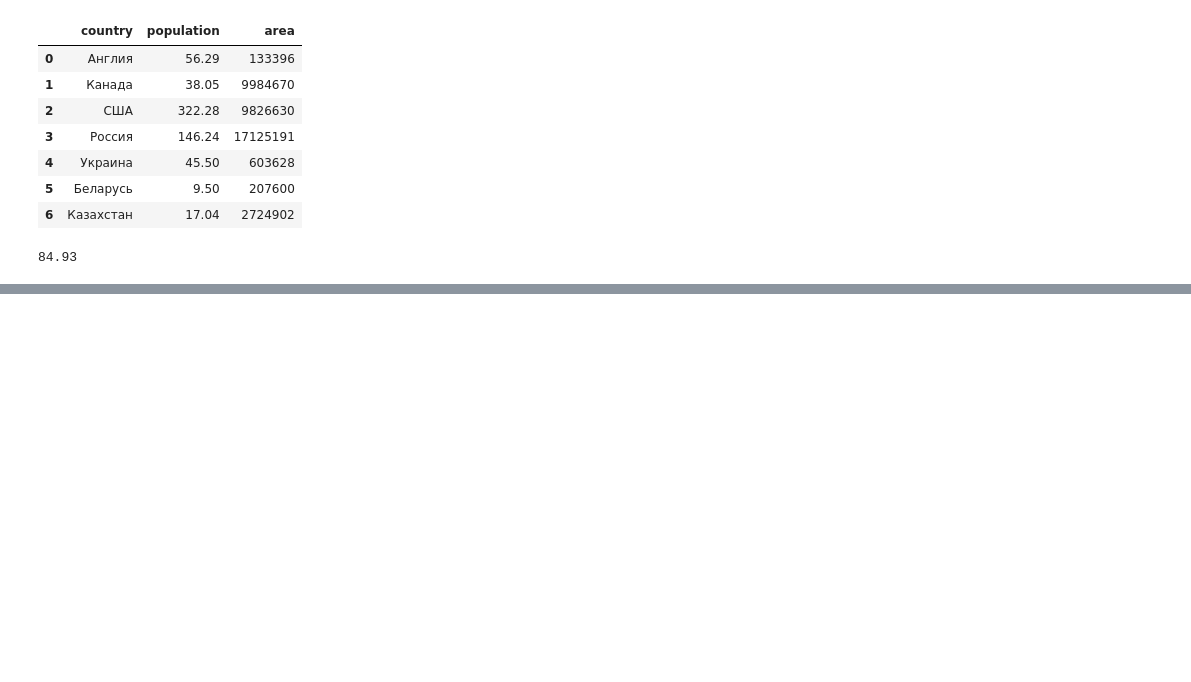
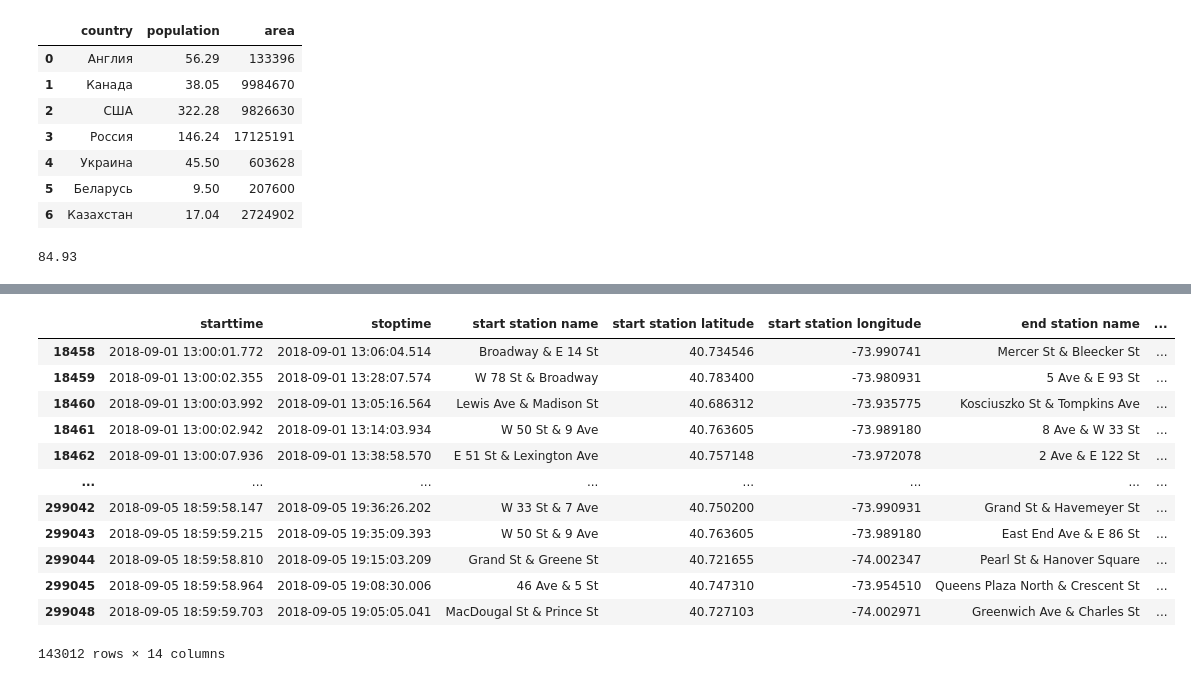
Before and after one commit to vavilove001-lab/sf_data_science, a Jupyter notebook: Notes/Pandas/ex.ipynb, the cells around one changed output, grey strips where cells are left out. Drawn from its saved outputs; the diff is of its cells as text; code cells hidden in the pictures; blank space fills up the shorter version.

```diff
--- a/Notes/Pandas/ex.ipynb
+++ b/Notes/Pandas/ex.ipynb
@@ -285,0 +590,3 @@ print(round(res,2))
+# %%
+day = Citi_Bike['starttime'].dt.dayofweek
+display(day)
@@ -285,0 +606,11 @@ print(round(res,2))
+# %%
+def weekend_func(day):
+    if day == 5 or day == 6:
+        return 1
+    else:
+        return 0
+
+#weekend_func(Citi_Bike['starttime'].iloc[1])
+# %%
+Citi_Bike['weekend'] = day.apply(weekend_func)
+display(Citi_Bike['weekend'])
@@ -285,0 +662,3 @@ print(round(res,2))
+# %%
+hour = Citi_Bike['starttime'].dt.hour
+display(hour)
@@ -285,0 +678,24 @@ print(round(res,2))
+# %%
+#поездка совершается ночью (night), если её час приходится на интервал от 0 (включительно) до 6 (включительно) часов
+night = ((hour >= 0) & (hour <= 6))
+#утром (morning), если её час приходится на интервал от 6 (не включительно) до 12 (включительно) часов
+morning = ((hour > 6) & (hour <= 12))
+#днём (day), если её час приходится на интервал от 12 (не включительно) до 18 (включительно) часов
+day = ((hour > 12) & (hour <= 18))
+#вечером (evening), если её час приходится на интервал от 18 (не включительно) до 23 часов (включительно).
+evening = ((hour > 18) & (hour <= 23))
+display(Citi_Bike[day])
+# %% [output]
+|  | starttime | stoptime | start station name | start station latitude | start station longitude | end station name | ... |
+| 18458 | 2018-09-01 13:00:01.772 | 2018-09-01 13:06:04.514 | Broadway & E 14 St | 40.734546 | -73.990741 | Mercer St & Bleecker St | ... |
+| 18459 | 2018-09-01 13:00:02.355 | 2018-09-01 13:28:07.574 | W 78 St & Broadway | 40.783400 | -73.980931 | 5 Ave & E 93 St | ... |
+| 18460 | 2018-09-01 13:00:03.992 | 2018-09-01 13:05:16.564 | Lewis Ave & Madison St | 40.686312 | -73.935775 | Kosciuszko St & Tompkins Ave | ... |
+| 18461 | 2018-09-01 13:00:02.942 | 2018-09-01 13:14:03.934 | W 50 St & 9 Ave | 40.763605 | -73.989180 | 8 Ave & W 33 St | ... |
+| 18462 | 2018-09-01 13:00:07.936 | 2018-09-01 13:38:58.570 | E 51 St & Lexington Ave | 40.757148 | -73.972078 | 2 Ave & E 122 St | ... |
+| ... | ... | ... | ... | ... | ... | ... | ... |
+| 299042 | 2018-09-05 18:59:58.147 | 2018-09-05 19:36:26.202 | W 33 St & 7 Ave | 40.750200 | -73.990931 | Grand St & Havemeyer St | ... |
+| 299043 | 2018-09-05 18:59:59.215 | 2018-09-05 19:35:09.393 | W 50 St & 9 Ave | 40.763605 | -73.989180 | East End Ave & E 86 St | ... |
+| 299044 | 2018-09-05 18:59:58.810 | 2018-09-05 19:15:03.209 | Grand St & Greene St | 40.721655 | -74.002347 | Pearl St & Hanover Square | ... |
+| 299045 | 2018-09-05 18:59:58.964 | 2018-09-05 19:08:30.006 | 46 Ave & 5 St | 40.747310 | -73.954510 | Queens Plaza North & Crescent St | ... |
+| 299048 | 2018-09-05 18:59:59.703 | 2018-09-05 19:05:05.041 | MacDougal St & Prince St | 40.727103 | -74.002971 | Greenwich Ave & Charles St | ... |
+143012 rows × 14 columns
```
Also changed, not shown: parts of 36 cells of this notebook, 4 other files.
